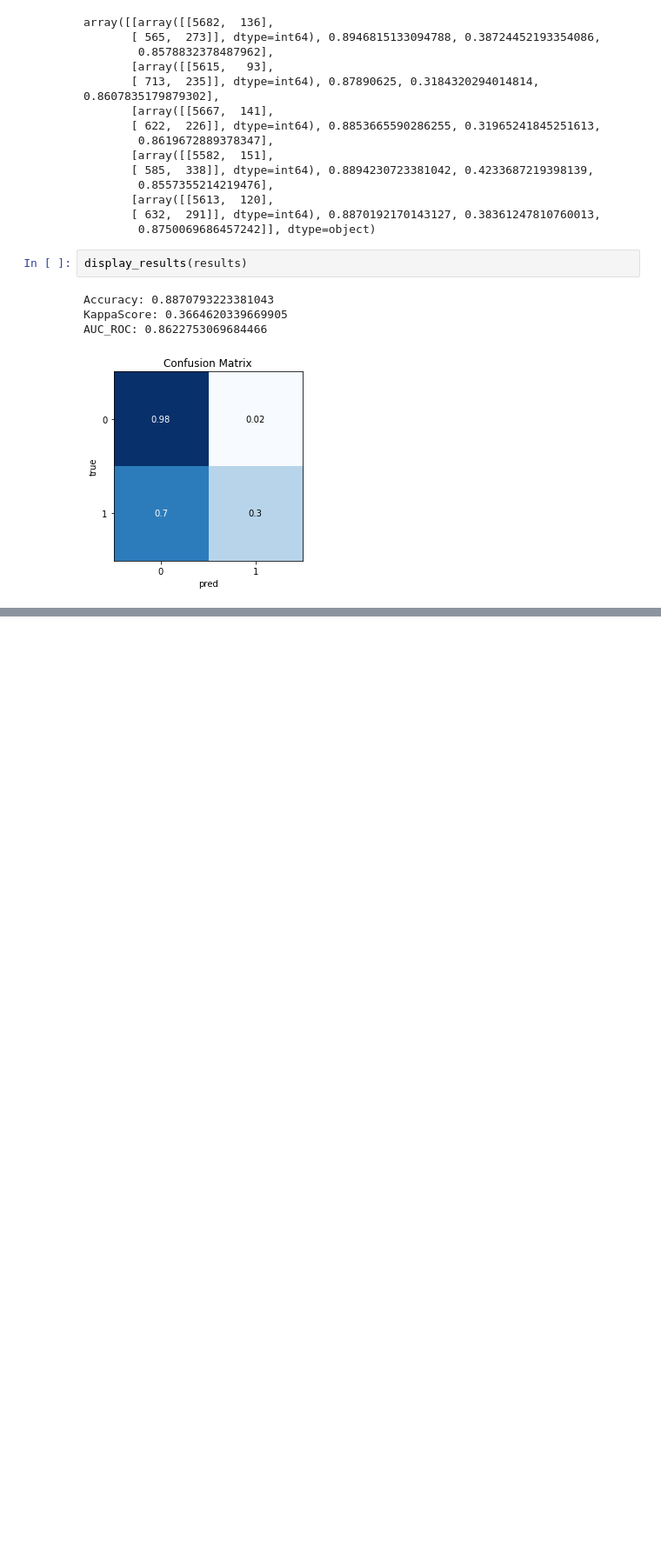
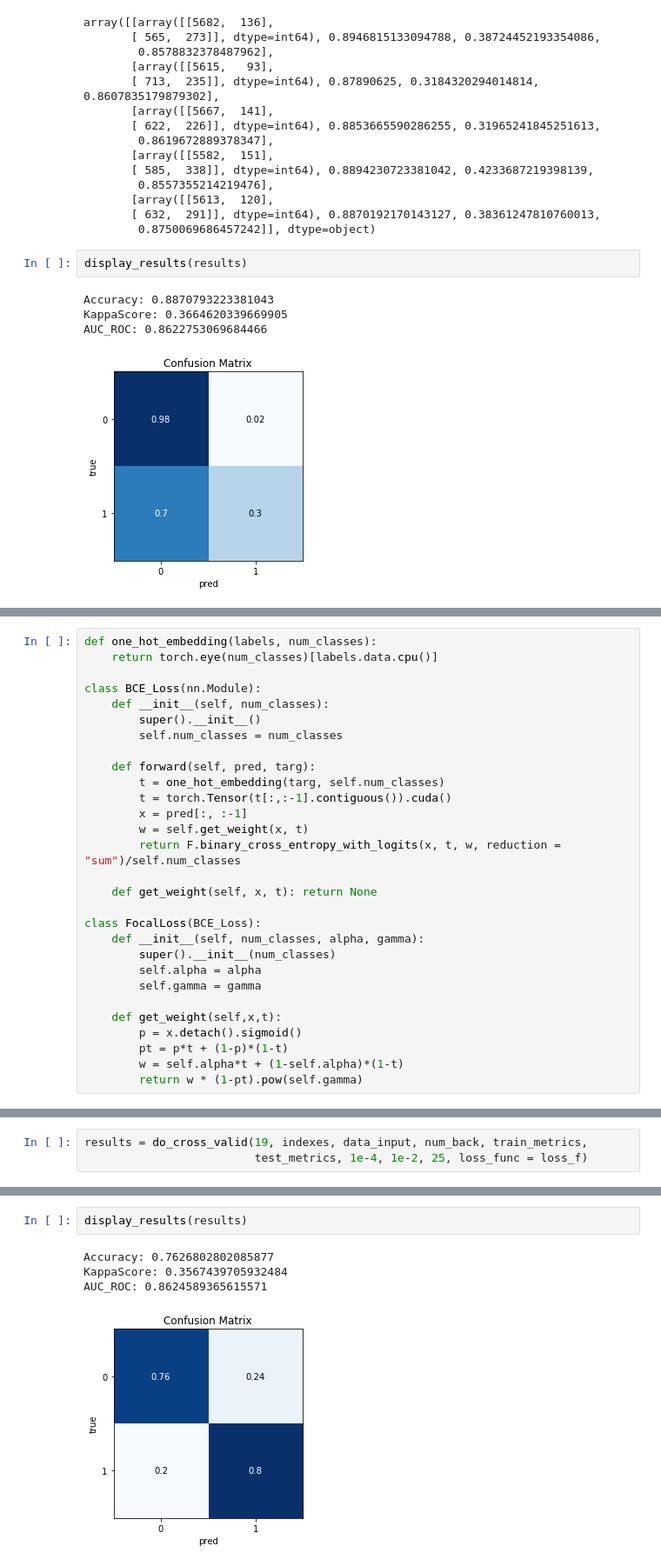
Before and after one commit to aaberbach/LFP_Prediction, a Jupyter notebook: LFP_Peak_Classification_Everything.ipynb, the cells around one changed output, grey strips where cells are left out. Shown at 87% size. Saved outputs shown, nothing was run; the diff lists cells and outputs as text; blank space fills up the shorter version.

```diff
--- a/LFP_Peak_Classification_Everything.ipynb
+++ b/LFP_Peak_Classification_Everything.ipynb
@@ -888,0 +896,29 @@ AUC_ROC: 0.8622753069684466
+# %%
+def one_hot_embedding(labels, num_classes):
+    return torch.eye(num_classes)[labels.data.cpu()]
+
+class BCE_Loss(nn.Module):
+    def __init__(self, num_classes):
+        super().__init__()
+        self.num_classes = num_classes
+
+    def forward(self, pred, targ):
+        t = one_hot_embedding(targ, self.num_classes)
+        t = torch.Tensor(t[:,:-1].contiguous()).cuda()
+        x = pred[:, :-1]
+        w = self.get_weight(x, t)
+        return F.binary_cross_entropy_with_logits(x, t, w, reduction = "sum")/self.num_classes
+
+    def get_weight(self, x, t): return None
+
+class FocalLoss(BCE_Loss):
+    def __init__(self, num_classes, alpha, gamma):
+        super().__init__(num_classes)
+        self.alpha = alpha
+        self.gamma = gamma
+
+    def get_weight(self,x,t):
+        p = x.detach().sigmoid()
+        pt = p*t + (1-p)*(1-t)
+        w = self.alpha*t + (1-self.alpha)*(1-t)
+        return w * (1-pt).pow(self.gamma)
@@ -888,0 +949,3 @@ AUC_ROC: 0.8622753069684466
+# %%
+results = do_cross_valid(19, indexes, data_input, num_back, train_metrics,
+                         test_metrics, 1e-4, 1e-2, 25, loss_func = loss_f)
@@ -888,0 +1060,7 @@ AUC_ROC: 0.8622753069684466
+# %%
+display_results(results)
+# %% [output]
+Accuracy: 0.7626802802085877
+KappaScore: 0.3567439705932484
+AUC_ROC: 0.8624589365615571
+[figure, added]
```
Also changed, not shown: parts of 14 cells of this notebook.
